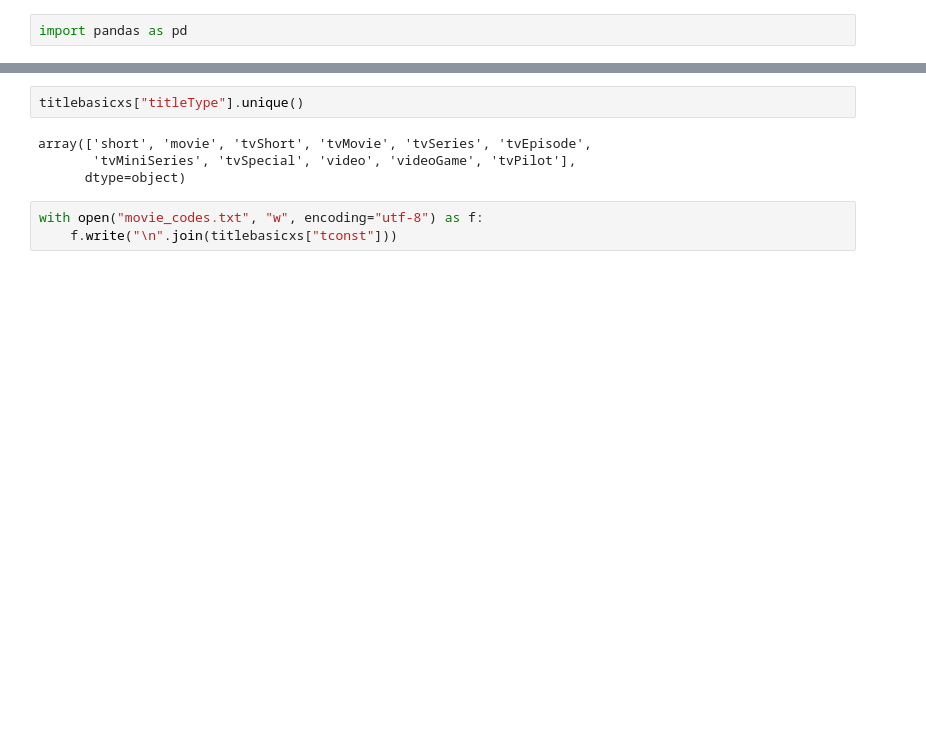
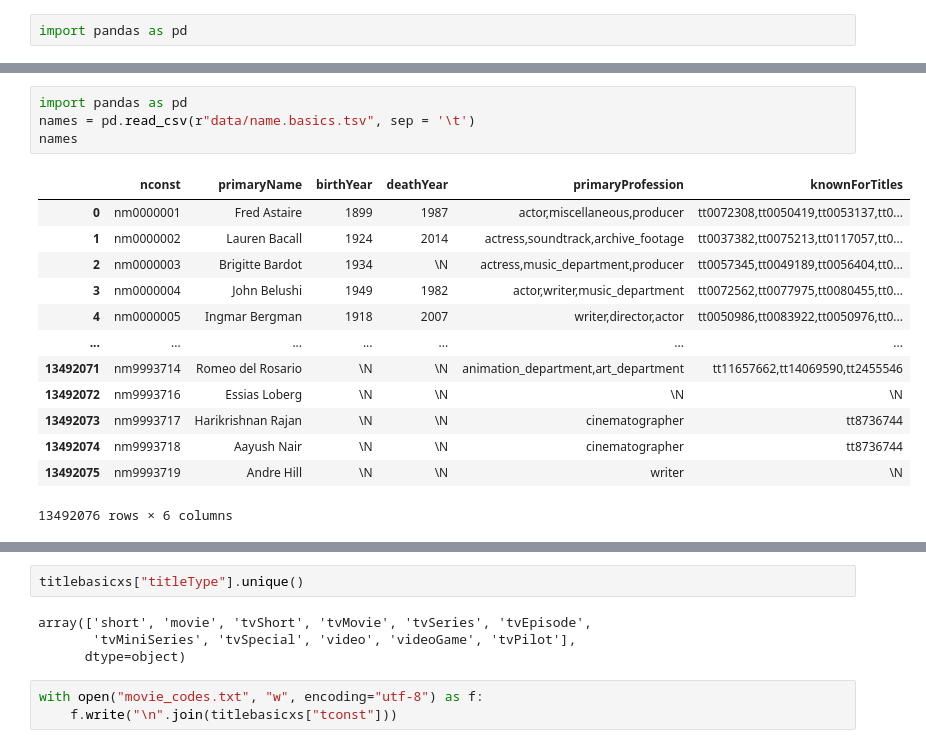
Before and after one commit to Dushnilas/recsys_data_analysis, a Jupyter notebook: analysys.ipynb, the cells around one changed output, grey strips where cells are left out. Drawn from its saved outputs; the diff is of its cells as text; blank space fills up the shorter version.

```diff
--- a/analysys.ipynb
+++ b/analysys.ipynb
@@ -36,0 +70,18 @@ titlebasicxs
+# %%
+import pandas as pd
+names = pd.read_csv(r"data/name.basics.tsv", sep = '\t')
+names
+# %% [output]
+|  | nconst | primaryName | birthYear | deathYear | primaryProfession | knownForTitles |
+| 0 | nm0000001 | Fred Astaire | 1899 | 1987 | actor,miscellaneous,producer | tt0072308,tt0050419,tt0053137,tt0... |
+| 1 | nm0000002 | Lauren Bacall | 1924 | 2014 | actress,soundtrack,archive_footage | tt0037382,tt0075213,tt0117057,tt0... |
+| 2 | nm0000003 | Brigitte Bardot | 1934 | \N | actress,music_department,producer | tt0057345,tt0049189,tt0056404,tt0... |
+| 3 | nm0000004 | John Belushi | 1949 | 1982 | actor,writer,music_department | tt0072562,tt0077975,tt0080455,tt0... |
+| 4 | nm0000005 | Ingmar Bergman | 1918 | 2007 | writer,director,actor | tt0050986,tt0083922,tt0050976,tt0... |
+| ... | ... | ... | ... | ... | ... | ... |
+| 13492071 | nm9993714 | Romeo del Rosario | \N | \N | animation_department,art_department | tt11657662,tt14069590,tt2455546 |
+| 13492072 | nm9993716 | Essias Loberg | \N | \N | \N | \N |
+| 13492073 | nm9993717 | Harikrishnan Rajan | \N | \N | cinematographer | tt8736744 |
+| 13492074 | nm9993718 | Aayush Nair | \N | \N | cinematographer | tt8736744 |
+| 13492075 | nm9993719 | Andre Hill | \N | \N | writer | \N |
+13492076 rows × 6 columns
```
Also changed, not shown: parts of 12 cells of this notebook.
